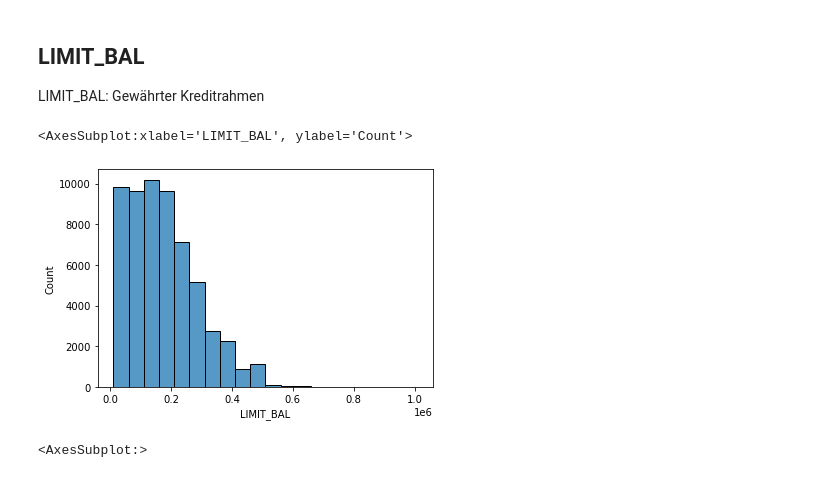
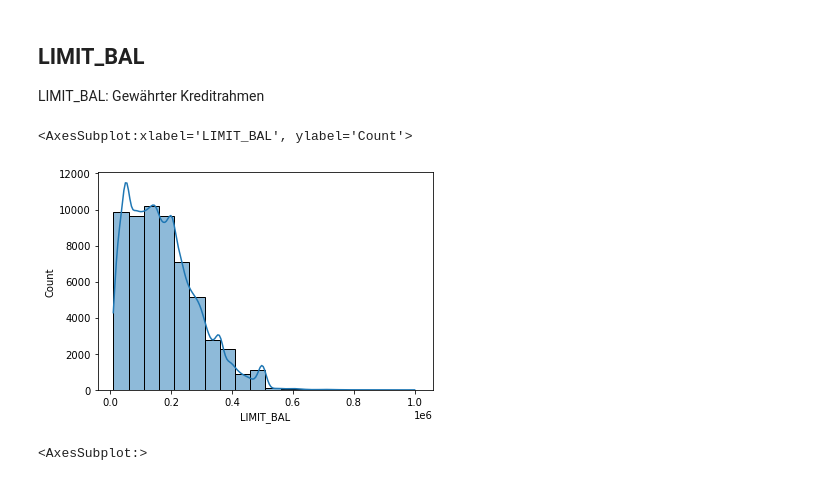
Before and after one commit to janbraunsdorff/Data-Journey, a Jupyter notebook: kredit-001_deskriptive.ipynb, the cells around one changed output. Cells and saved outputs as stored; diff of their text form; code cells hidden in the pictures.

```diff
--- a/kredit-001_deskriptive.ipynb
+++ b/kredit-001_deskriptive.ipynb
@@ -67,12 +91,13 @@ LIMIT_BAL: Gewährter Kreditrahmen
 # %%
 sns.histplot(
     data=df,
     x="LIMIT_BAL",
     binwidth=50000,
+    kde=True
 )
 # %% [output]
 <AxesSubplot:xlabel='LIMIT_BAL', ylabel='Count'>
-[figure, old version]
+[figure, new version]
 # %%
 df.boxplot(
     column="LIMIT_BAL"
```
Also changed, not shown: parts of 11 cells of this notebook, 1 other file.
